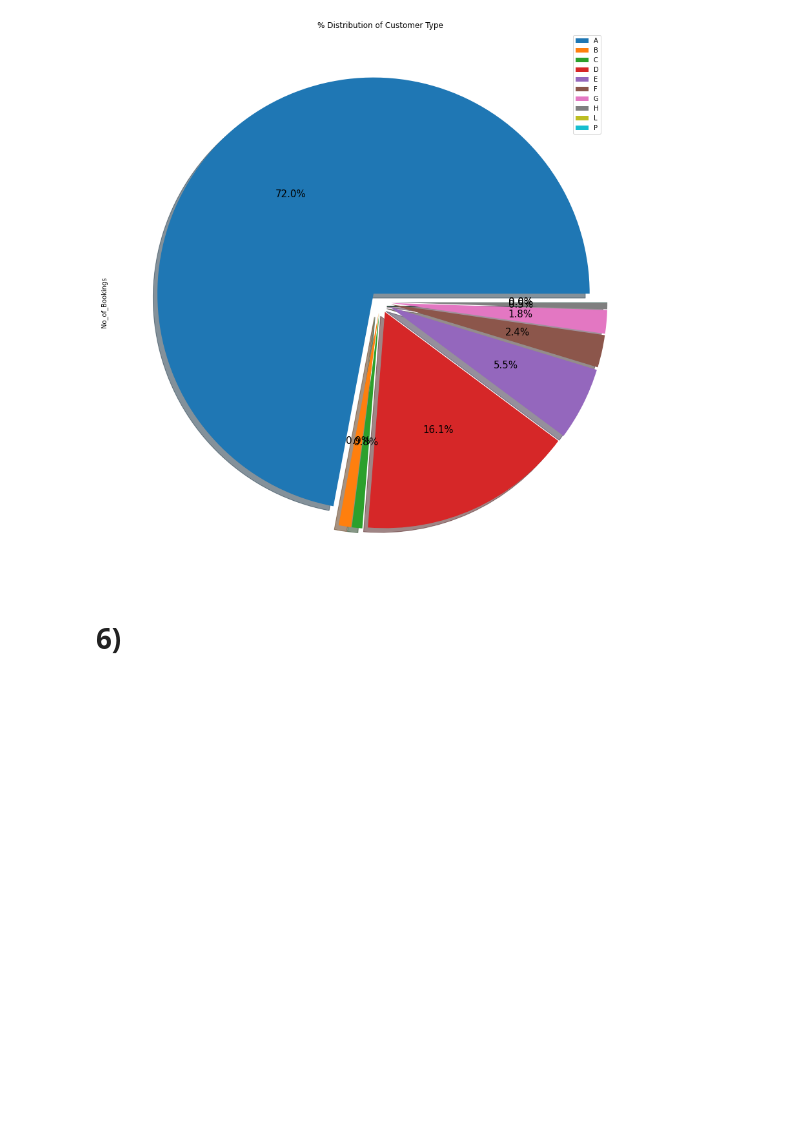
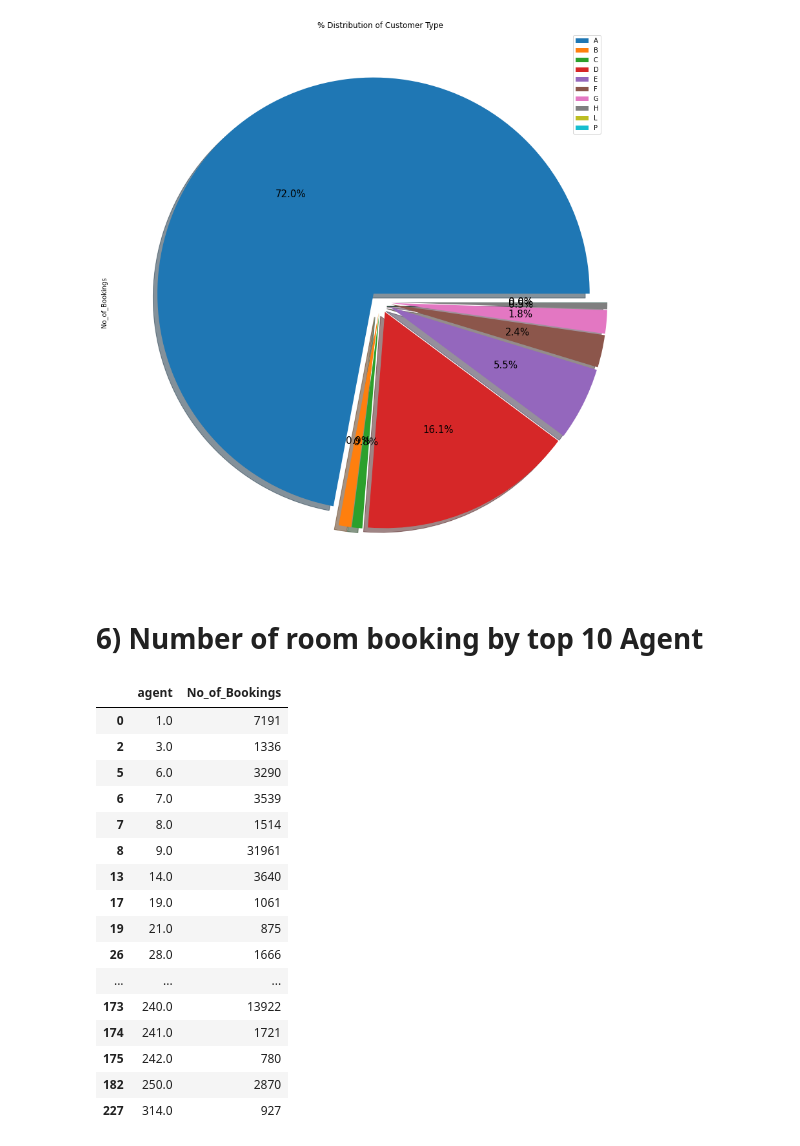
Before and after one commit to kuresh02/Hotel_Booking_EDA, a Jupyter notebook: Copy_of_Hotel_Booking_Analysis_Capstone_Project.ipynb, the cells around one changed output. Saved outputs shown, nothing was run; the diff lists cells and outputs as text; code cells hidden in the pictures; blank space fills up the shorter version.

```diff
--- a/Copy_of_Hotel_Booking_Analysis_Capstone_Project.ipynb
+++ b/Copy_of_Hotel_Booking_Analysis_Capstone_Project.ipynb
@@ -401,5 +362,29 @@ plt.legend(bbox_to_anchor=(0.85, 1), loc='upper left', labels=labels1)
 # %% [output]
 <matplotlib.legend.Legend at 0x...>
 [figure]
-# %% [markdown]
-# 6)
+# %% [markdown]
+# 6) Number of room booking by top 10 Agent
+# %%
+# return highest bookings made in a year
+agent_no= df_copy.groupby(['agent'])['agent'].agg({'count'}).reset_index().rename(columns={'count': "No_of_Bookings" }).sort_values(by='No_of_Bookings',ascending=False)
+# bookings made in a year
+booking_by_agent=agent_no.iloc[0:20].sort_values(by='agent',ascending=True)
+booking_by_agent
+# %% [output]
+|  | agent | No_of_Bookings |
+| 0 | 1.0 | 7191 |
+| 2 | 3.0 | 1336 |
+| 5 | 6.0 | 3290 |
+| 6 | 7.0 | 3539 |
+| 7 | 8.0 | 1514 |
+| 8 | 9.0 | 31961 |
+| 13 | 14.0 | 3640 |
+| 17 | 19.0 | 1061 |
+| 19 | 21.0 | 875 |
+| 26 | 28.0 | 1666 |
+| ... | ... | ... |
+| 173 | 240.0 | 13922 |
+| 174 | 241.0 | 1721 |
+| 175 | 242.0 | 780 |
+| 182 | 250.0 | 2870 |
+| 227 | 314.0 | 927 |
```
Also changed, not shown: parts of 13 cells of this notebook.
